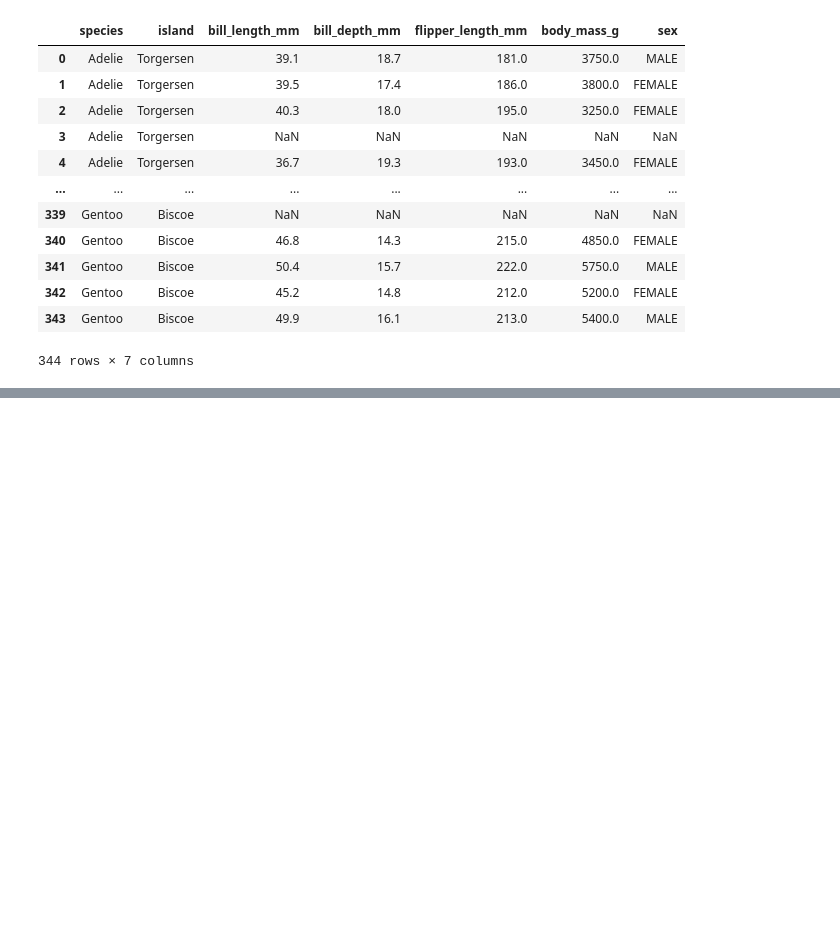
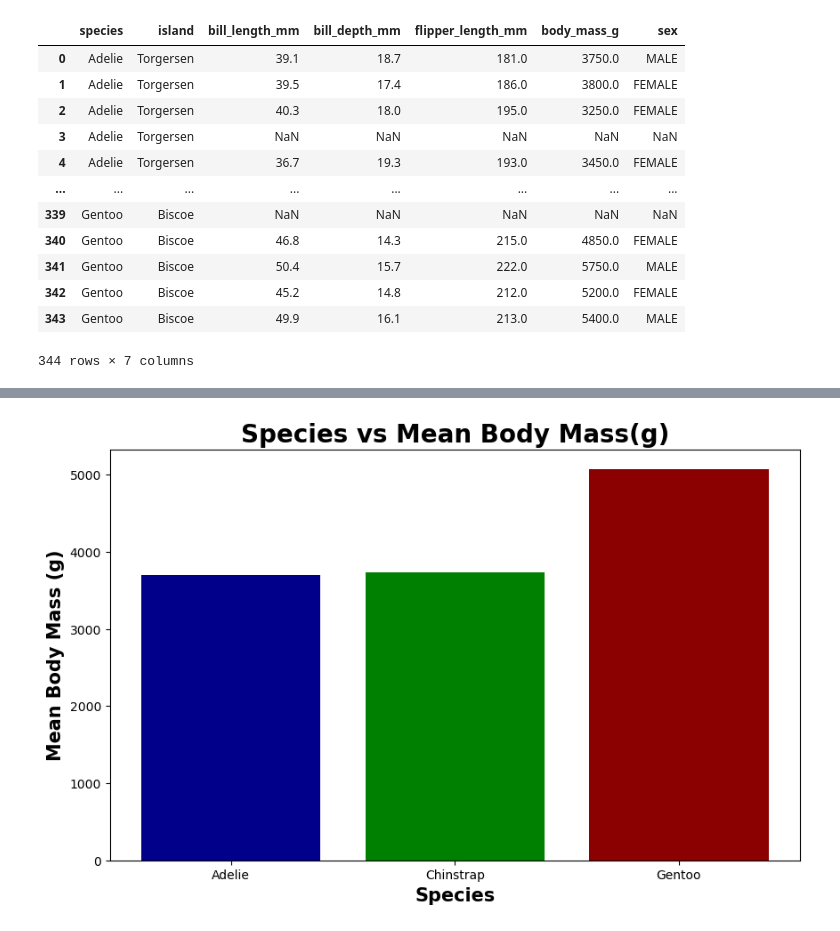
Before and after one commit to L-g00438909/my_work, a Jupyter notebook: penguins.ipynb, the cells around one changed output, grey strips where cells are left out. Drawn from its saved outputs; the diff is of its cells as text; code cells hidden in the pictures; blank space fills up the shorter version.

```diff
--- a/penguins.ipynb
+++ b/penguins.ipynb
@@ -87,0 +127,2 @@ df
+# %%
+df.dropna(subset=['bill_length_mm', 'bill_depth_mm', 'flipper_length_mm', 'body_mass_g'], inplace=True)
@@ -87,0 +203,16 @@ df
+# %%
+# Calculate the mean body mass for each species
+mean_body_mass = df.groupby("species")["body_mass_g"].mean()
+colors = ['darkblue', 'green', 'darkred']
+# Create a bar chart of body mass vs species using Matplotlib
+plt.figure(figsize=(10, 6))
+plt.bar(mean_body_mass.index, mean_body_mass.values, color=colors)
+plt.title("Species vs Mean Body Mass(g)", fontweight='bold', fontsize=20, color='Black' )
+plt.xlabel("Species", fontweight='bold', fontsize=15, color='Black')
+plt.ylabel("Mean Body Mass (g)", fontweight='bold', fontsize=15, color='Black')
+
+
+
+plt.show()
+# %% [output]
+[figure, added]
```
Also changed, not shown: parts of 14 cells of this notebook, 3 other files.
